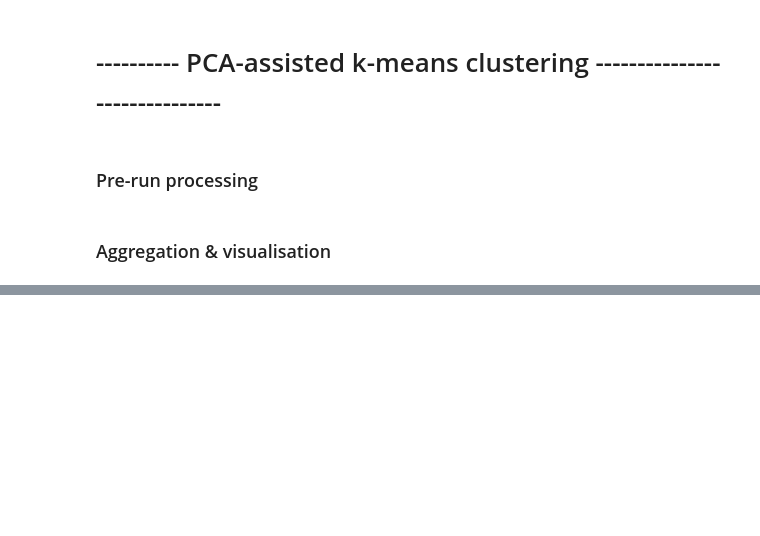
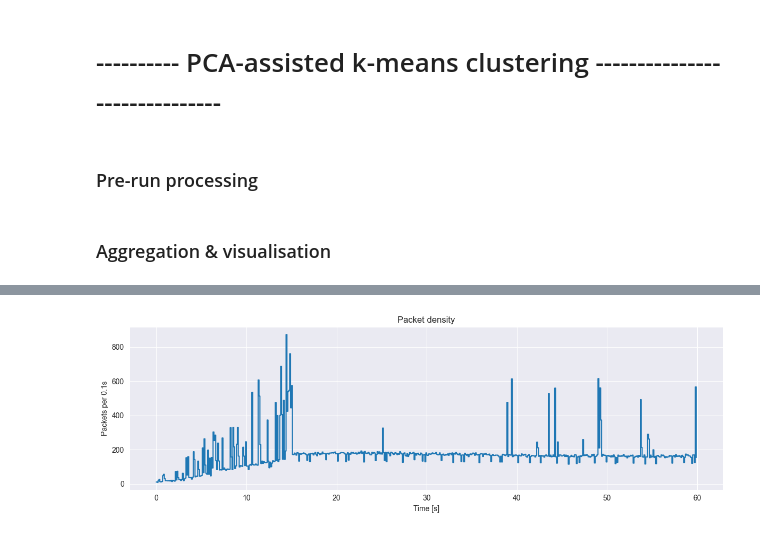
Before and after one commit to NorbertMatuska/BP_Exploring_Non_Invasive_Crowd_Movement_Monitoring_Techniques_within_Public_Infrastructure, a Jupyter notebook: BP_crowd_counter.ipynb, the cells around one changed output, grey strips where cells are left out. Cells and saved outputs as stored; diff of their text form; code cells hidden in the pictures; blank space fills up the shorter version.

```diff
--- a/BP_crowd_counter.ipynb
+++ b/BP_crowd_counter.ipynb
@@ -448,0 +449,19 @@ svr                  80593.0         61.0
+# %%
+def plot_packet_density(csv_path: str | Path,
+                        bin_size: float = 0.1):
+    df = pd.read_csv(csv_path)
+
+    t = df["time"].astype(float)
+    bins = np.arange(t.min(), t.max() + bin_size, bin_size)
+    counts, edges = np.histogram(t, bins=bins)
+
+    plt.figure(figsize=(12, 4))
+    plt.step(edges[:-1], counts, where="post")
+    plt.xlabel("Time [s]")
+    plt.ylabel(f"Packets per {bin_size}s")
+    plt.title("Packet density")
+    plt.tight_layout()
+    plt.show()
+plot_packet_density("data/newdoortodoor/50p/1/events.csv")
+# %% [output]
+[figure, added]
```
Also changed, not shown: parts of 2 cells of this notebook.
